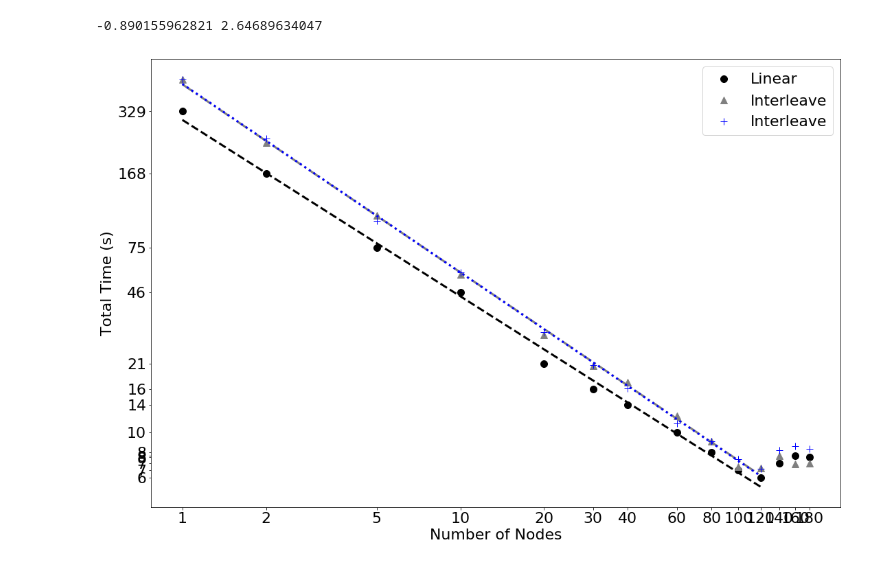
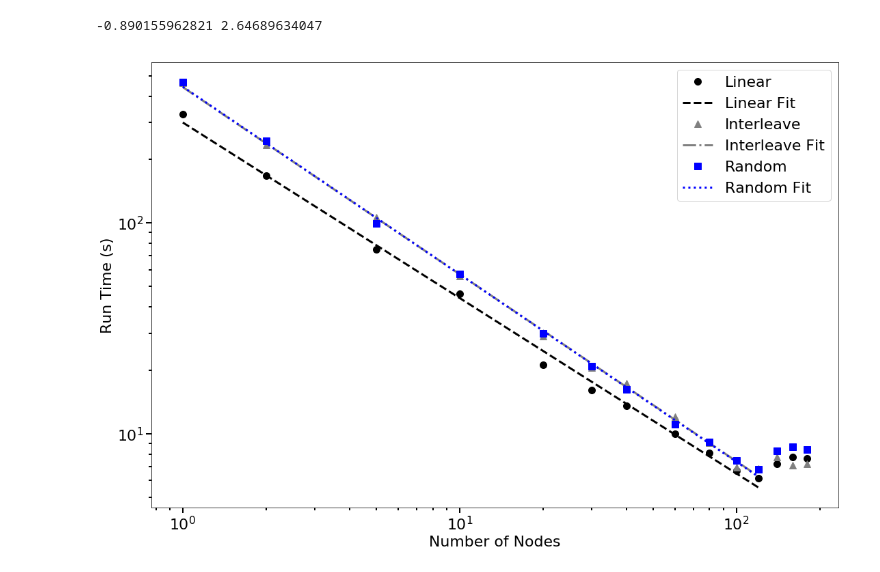
Before and after one commit to stevenstetzler/parallel-computing, a Jupyter notebook: hw02/hw02_plots.ipynb, the cells around one changed output. Drawn from its saved outputs; the diff is of its cells as text; code cells hidden in the pictures.

```diff
--- a/hw02/hw02_plots.ipynb
+++ b/hw02/hw02_plots.ipynb
@@ -9,3 +6,14 @@ rcParams['font.size'] = 22
+# %%
+rcParams['figure.figsize'] = [18, 12]
+rcParams['font.size'] = 22
+rcParams['xtick.major.size'] =  8
+rcParams['xtick.minor.size'] =  4
+rcParams['xtick.major.width'] =  2
+rcParams['xtick.minor.width'] =  2
+rcParams['ytick.major.size'] =  8
+rcParams['ytick.minor.size'] =  4
+rcParams['ytick.major.width'] =  2
+rcParams['ytick.minor.width'] =  2
 # %%
 data = [l.strip().split() for l in open('process/data.txt', 'r').readlines()]
 # %%
@@ -87,5 +98,3 @@ plt.show()
-# %%
-data_linear = data_linear[0][np.argsort(data_linear)[0]], data_linear[1][np.argsort(data_linear)[0]]
 # %%
 result = linregress(np.log10(data_linear[0][:-3]), np.log10(data_linear[1][:-3]))
 data_linear_slope = result.slope
@@ -110,20 +119,22 @@ print(data_random_slope, data_random_inter)
 # %%
 x_line = np.linspace(1, 120, 1000)
 
-plt.plot(np.log10(data_linear[0]), np.log10(data_linear[1]), linestyle='None', marker='o', color='black', markersize=10, label='Linear')
-plt.plot(np.log10(x_line), data_linear_slope * np.log10(x_line) + data_linear_inter, linestyle='--', color='k', linewidth=3)
+y_linear = np.power(10, data_linear_slope * np.log10(x_line) + data_linear_inter)
+y_interleave = np.power(10, data_interleave_slope * np.log10(x_line) + data_interleave_inter)
+y_random = np.power(10, data_random_slope * np.log10(x_line) + data_random_inter)
 
-plt.plot(np.log10(data_interleave[0]), np.log10(data_interleave[1]), linestyle='None', marker='^', color='gray', markersize=10, label='Interleave')
-plt.plot(np.log10(x_line), data_interleave_slope * np.log10(x_line) + data_interleave_inter, linestyle='-.', color='gray', linewidth=3)
+plt.loglog(data_linear[0], data_linear[1], linestyle='None', marker='o', color='black', markersize=10, label='Linear')
+plt.loglog(x_line, y_linear, linestyle='--', color='k', linewidth=3, label='Linear Fit')
 
-plt.plot(np.log10(data_random[0]), np.log10(data_random[1]), linestyle='None', marker='+', color='blue', markersize=10, label='Interleave')
-plt.plot(np.log10(x_line), data_random_slope * np.log10(x_line) + data_random_inter, linestyle=':', color='blue', linewidth=3)
+plt.loglog(data_interleave[0], data_interleave[1], linestyle='None', marker='^', color='gray', markersize=10, label='Interleave')
+plt.loglog(x_line, y_interleave, linestyle='-.', color='gray', linewidth=3, label='Interleave Fit')
 
-plt.xticks(np.log10(data_linear[0]), ["{:0.0f}".format(d) for d in data_linear[0]])
-plt.yticks(np.log10(data_linear[1]), ["{:0.0f}".format(d) for d in data_linear[1]])
+plt.loglog(data_random[0], data_random[1], linestyle='None', marker='s', color='blue', markersize=10, label='Random')
+plt.loglog(x_line, y_random, linestyle=':', color='blue', linewidth=3, label='Random Fit')
+
 plt.xlabel("Number of Nodes")
-plt.ylabel("Total Time (s)")
+plt.ylabel("Run Time (s)")
 plt.legend()
 plt.show()
 # %% [output]
-[figure, old version]
+[figure, new version]
```
Also changed, not shown: parts of 9 cells of this notebook, 15 other files.
